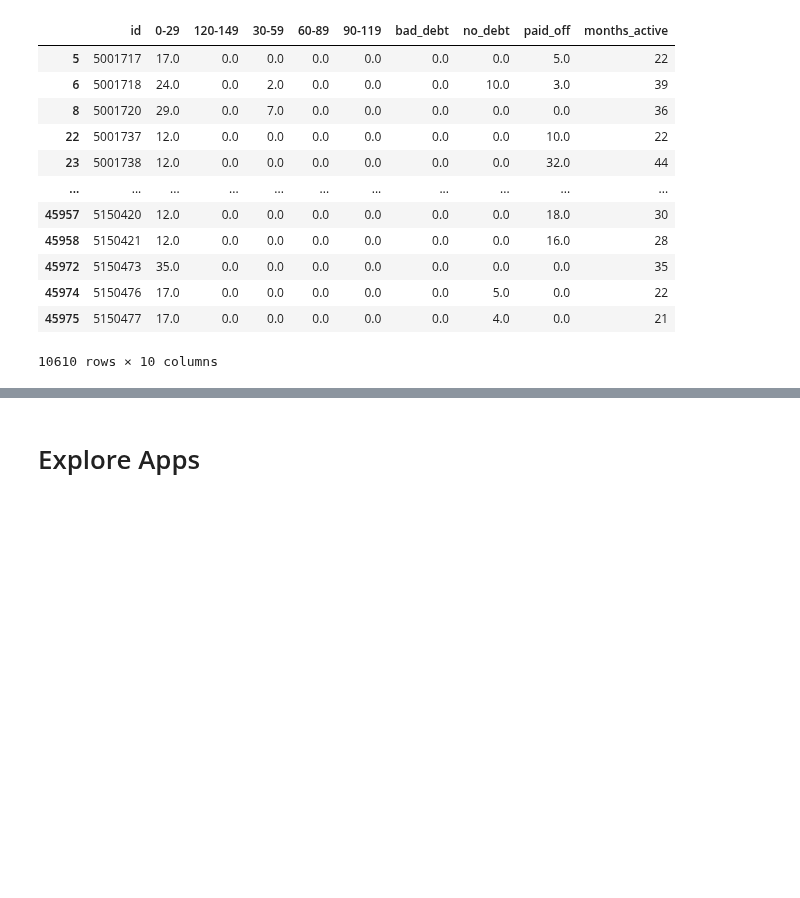
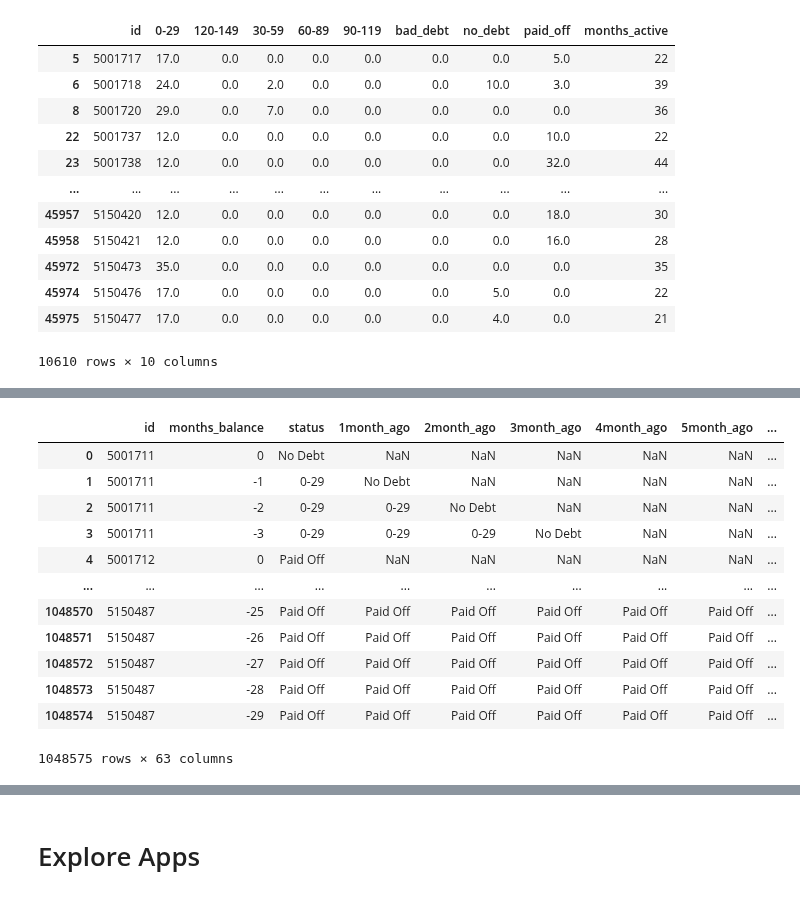
Before and after one commit to credit-risk-management-predictor/credit-risk-management-predictor, a Jupyter notebook: anthony-explore.ipynb, the cells around one changed output, grey strips where cells are left out. Drawn from its saved outputs; the diff is of its cells as text; code cells hidden in the pictures; blank space fills up the shorter version.

```diff
--- a/anthony-explore.ipynb
+++ b/anthony-explore.ipynb
@@ -207,3 +224,23 @@ expanded[(expanded['months_active'] >= 20) & (expanded['0-29'] >= 10)]
+# %%
+# df['Data_lagged'] = df.groupby(['Group'])['Data'].shift(1)
+for n in range(1, 61):
+    report.columns = report.columns.str.lower()
+    report[f'{str(n)}month_ago'] = report.groupby('id')['status'].shift(n)
+report
+# %% [output]
+|  | id | months_balance | status | 1month_ago | 2month_ago | 3month_ago | 4month_ago | 5month_ago | ... |
+| 0 | 5001711 | 0 | No Debt | NaN | NaN | NaN | NaN | NaN | ... |
+| 1 | 5001711 | -1 | 0-29 | No Debt | NaN | NaN | NaN | NaN | ... |
+| 2 | 5001711 | -2 | 0-29 | 0-29 | No Debt | NaN | NaN | NaN | ... |
+| 3 | 5001711 | -3 | 0-29 | 0-29 | 0-29 | No Debt | NaN | NaN | ... |
+| 4 | 5001712 | 0 | Paid Off | NaN | NaN | NaN | NaN | NaN | ... |
+| ... | ... | ... | ... | ... | ... | ... | ... | ... | ... |
+| 1048570 | 5150487 | -25 | Paid Off | Paid Off | Paid Off | Paid Off | Paid Off | Paid Off | ... |
+| 1048571 | 5150487 | -26 | Paid Off | Paid Off | Paid Off | Paid Off | Paid Off | Paid Off | ... |
+| 1048572 | 5150487 | -27 | Paid Off | Paid Off | Paid Off | Paid Off | Paid Off | Paid Off | ... |
+| 1048573 | 5150487 | -28 | Paid Off | Paid Off | Paid Off | Paid Off | Paid Off | Paid Off | ... |
+| 1048574 | 5150487 | -29 | Paid Off | Paid Off | Paid Off | Paid Off | Paid Off | Paid Off | ... |
+1048575 rows × 63 columns
 # %%
 expanded.describe()
 # %% [output]
```
Also changed, not shown: parts of 9 cells of this notebook.
